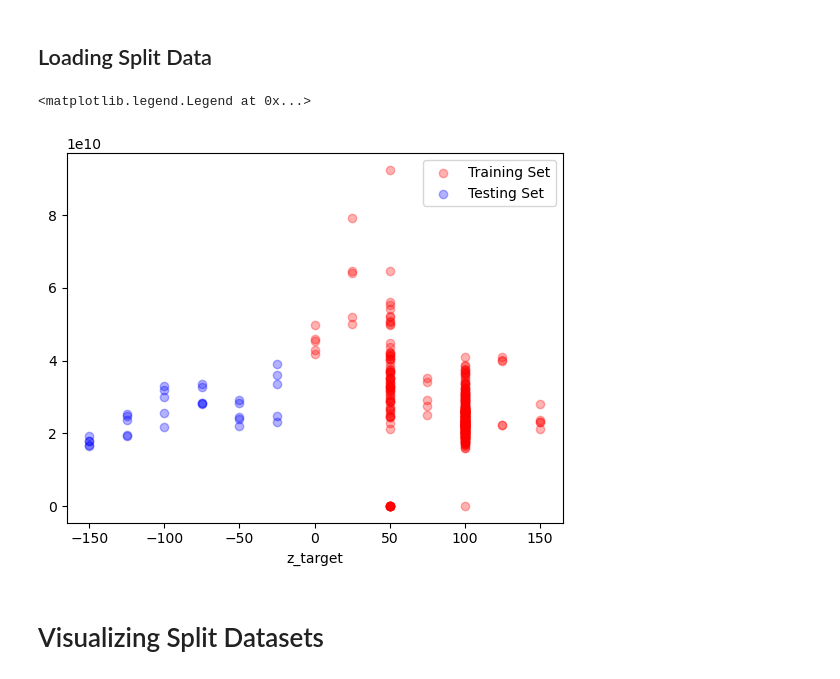
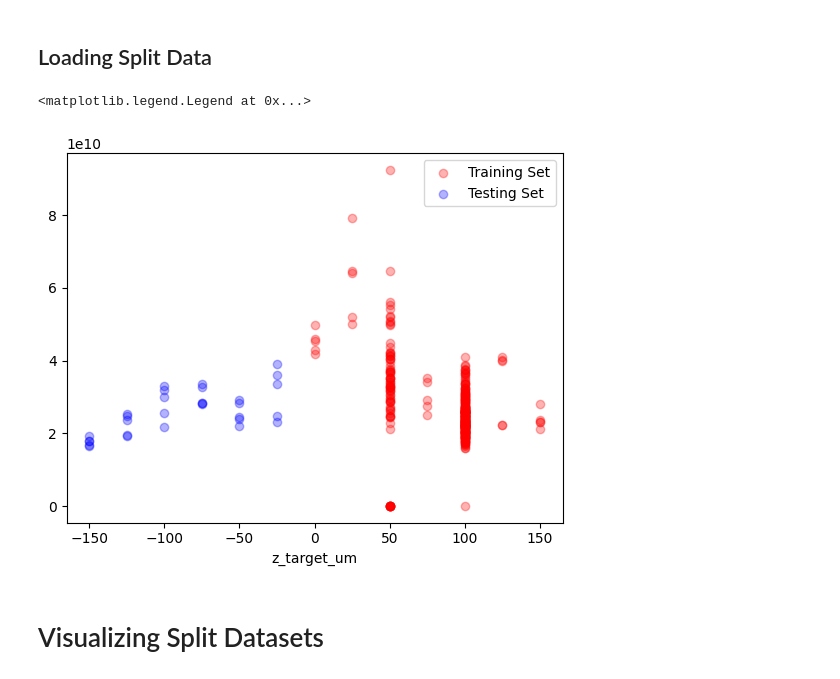
Before and after one commit to BLAST-AI-ML/synapse, a Jupyter notebook: ml/GP_training/SingleTaskGP_training.ipynb, the cells around one changed output. Saved outputs shown, nothing was run; the diff lists cells and outputs as text; code cells hidden in the pictures.

```diff
--- a/ml/GP_training/SingleTaskGP_training.ipynb
+++ b/ml/GP_training/SingleTaskGP_training.ipynb
@@ -15,21 +15,21 @@ import matplotlib.pyplot as plt
 # %%
 ####Training Set #####
 # Load the CSV file
-path = '/Users/oshapoval/workspace/2024_IFE-superfacility/experimental_data/'
+path = './../../experimental_data/'
 training_set_df = pd.read_csv(path + 'training_set_1.csv')
 test_set_df = pd.read_csv(path + '/test_set_1.csv')
 # %%
 plt.figure()
 
-plt.scatter(training_set_df['z_target (m)'].values,
-           training_set_df['n_protons (1/sr)'].values, c='r', alpha=0.3, label='Training Set')
-plt.scatter(  test_set_df['z_target (m)'].values,
-           test_set_df['n_protons (1/sr)'].values, c='b', alpha=0.3, label='Testing Set')
-plt.xlabel('z_target')
+plt.scatter(training_set_df['z_target_um'].values,
+           training_set_df['n_protons'].values, c='r', alpha=0.3, label='Training Set')
+plt.scatter(  test_set_df['z_target_um'].values,
+           test_set_df['n_protons'].values, c='b', alpha=0.3, label='Testing Set')
+plt.xlabel('z_target_um')
 plt.legend()
 # %% [output]
 <matplotlib.legend.Legend at 0x...>
-[figure, old version]
+[figure, new version]
 # %% [markdown]
 # Visualizing Split Datasets
 # %%
```
Also changed, not shown: parts of 13 cells of this notebook.
